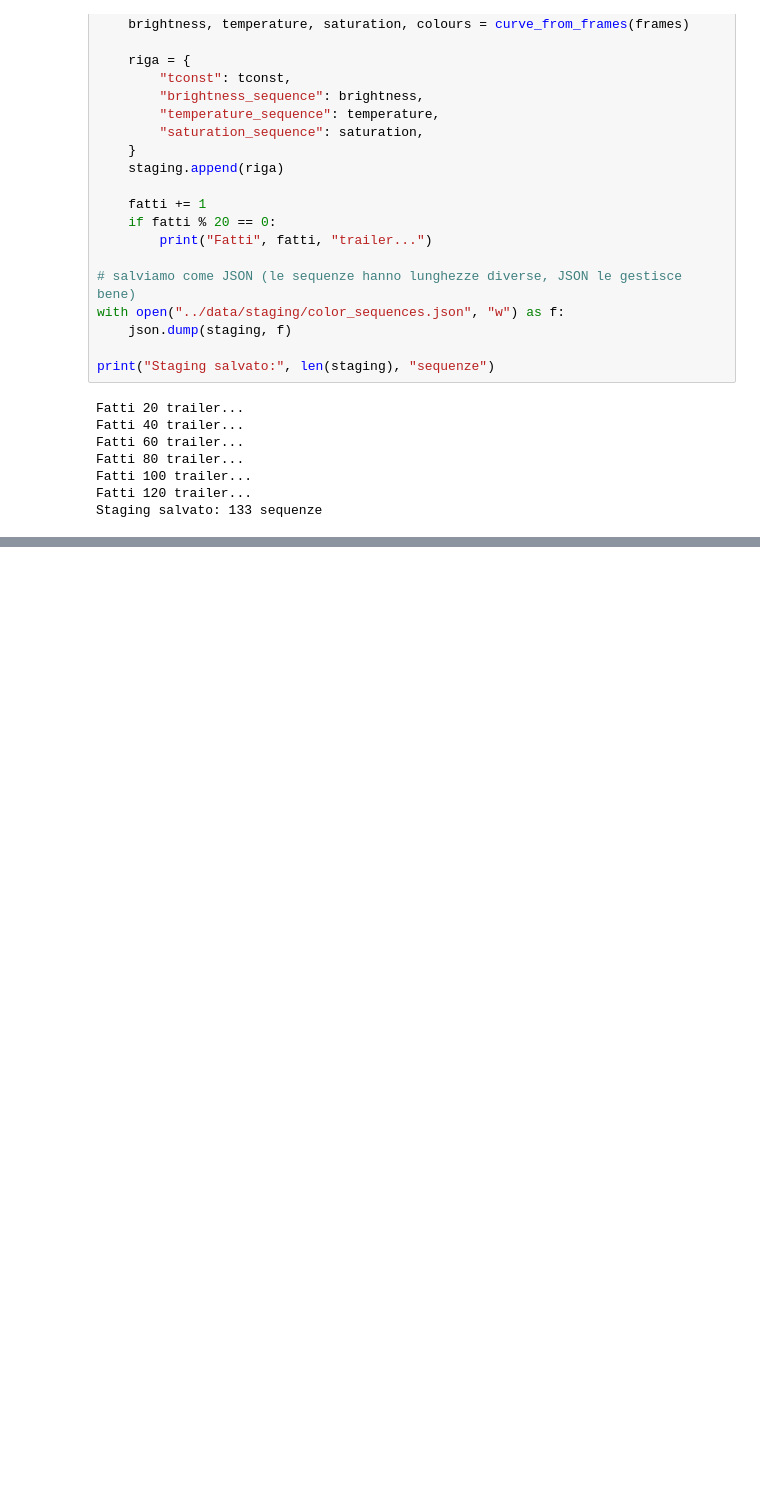
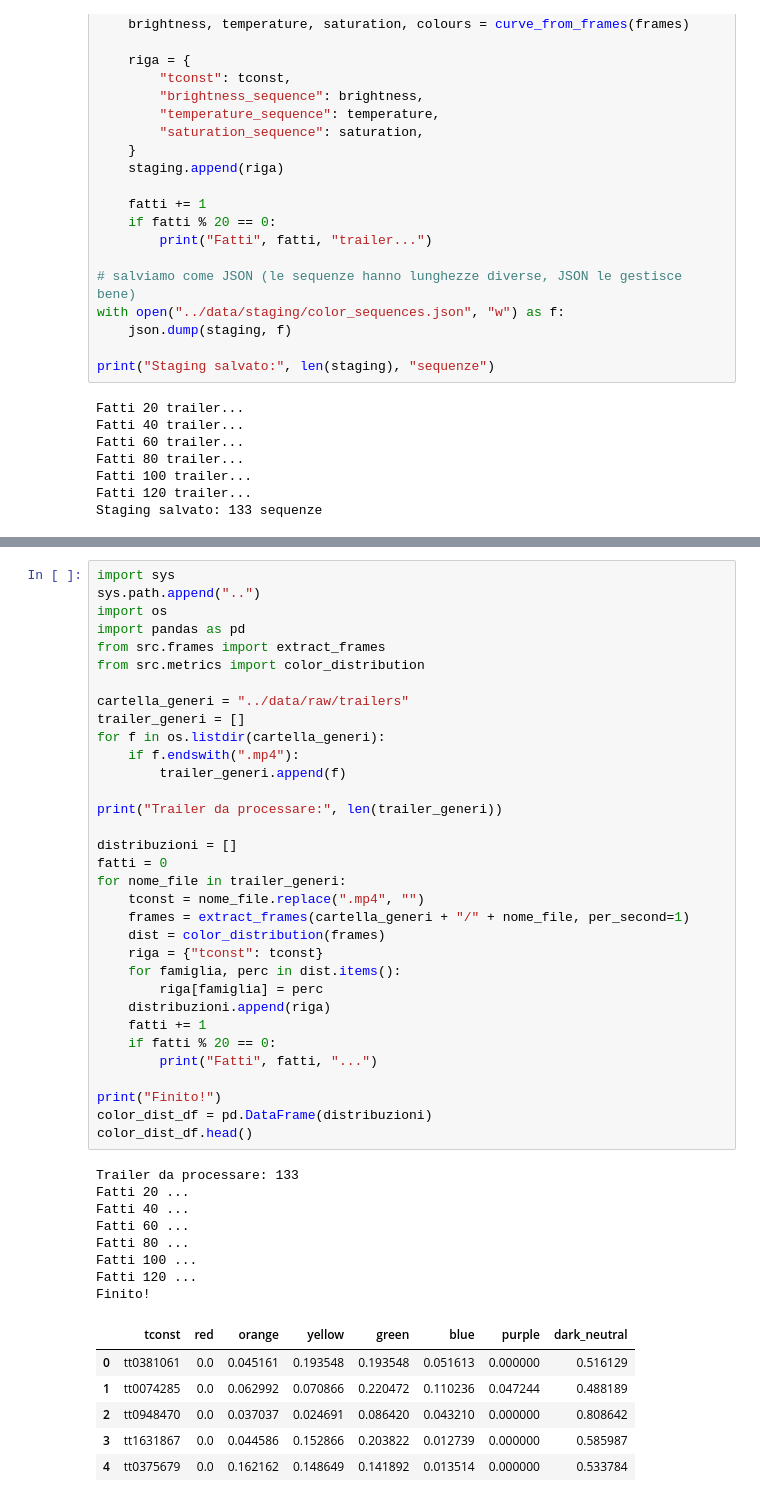
Before and after one commit to maddalenasorci/color-in-motion, a Jupyter notebook: notebooks/03_color_extraction.ipynb, the cells around one changed output, grey strips where cells are left out. Drawn from its saved outputs; the diff is of its cells as text; blank space fills up the shorter version.

```diff
--- a/notebooks/03_color_extraction.ipynb
+++ b/notebooks/03_color_extraction.ipynb
@@ -631,0 +672,48 @@ Staging salvato: 133 sequenze
+# %%
+import sys
+sys.path.append("..")
+import os
+import pandas as pd
+from src.frames import extract_frames
+from src.metrics import color_distribution
+
+cartella_generi = "../data/raw/trailers"
+trailer_generi = []
+for f in os.listdir(cartella_generi):
+    if f.endswith(".mp4"):
+        trailer_generi.append(f)
+
+print("Trailer da processare:", len(trailer_generi))
+
+distribuzioni = []
+fatti = 0
+for nome_file in trailer_generi:
+    tconst = nome_file.replace(".mp4", "")
+    frames = extract_frames(cartella_generi + "/" + nome_file, per_second=1)
+    dist = color_distribution(frames)
+    riga = {"tconst": tconst}
+    for famiglia, perc in dist.items():
+        riga[famiglia] = perc
+    distribuzioni.append(riga)
+    fatti += 1
+    if fatti % 20 == 0:
+        print("Fatti", fatti, "...")
+
+print("Finito!")
+color_dist_df = pd.DataFrame(distribuzioni)
+color_dist_df.head()
+# %% [output]
+Trailer da processare: 133
+Fatti 20 ...
+Fatti 40 ...
+Fatti 60 ...
+Fatti 80 ...
+Fatti 100 ...
+Fatti 120 ...
+Finito!
+|  | tconst | red | orange | yellow | green | blue | purple | dark_neutral |
+| 0 | tt0381061 | 0.0 | 0.045161 | 0.193548 | 0.193548 | 0.051613 | 0.000000 | 0.516129 |
+| 1 | tt0074285 | 0.0 | 0.062992 | 0.070866 | 0.220472 | 0.110236 | 0.047244 | 0.488189 |
+| 2 | tt0948470 | 0.0 | 0.037037 | 0.024691 | 0.086420 | 0.043210 | 0.000000 | 0.808642 |
+| 3 | tt1631867 | 0.0 | 0.044586 | 0.152866 | 0.203822 | 0.012739 | 0.000000 | 0.585987 |
+| 4 | tt0375679 | 0.0 | 0.162162 | 0.148649 | 0.141892 | 0.013514 | 0.000000 | 0.533784 |
```
Also changed, not shown: parts of 2 cells of this notebook, 3 other files.
